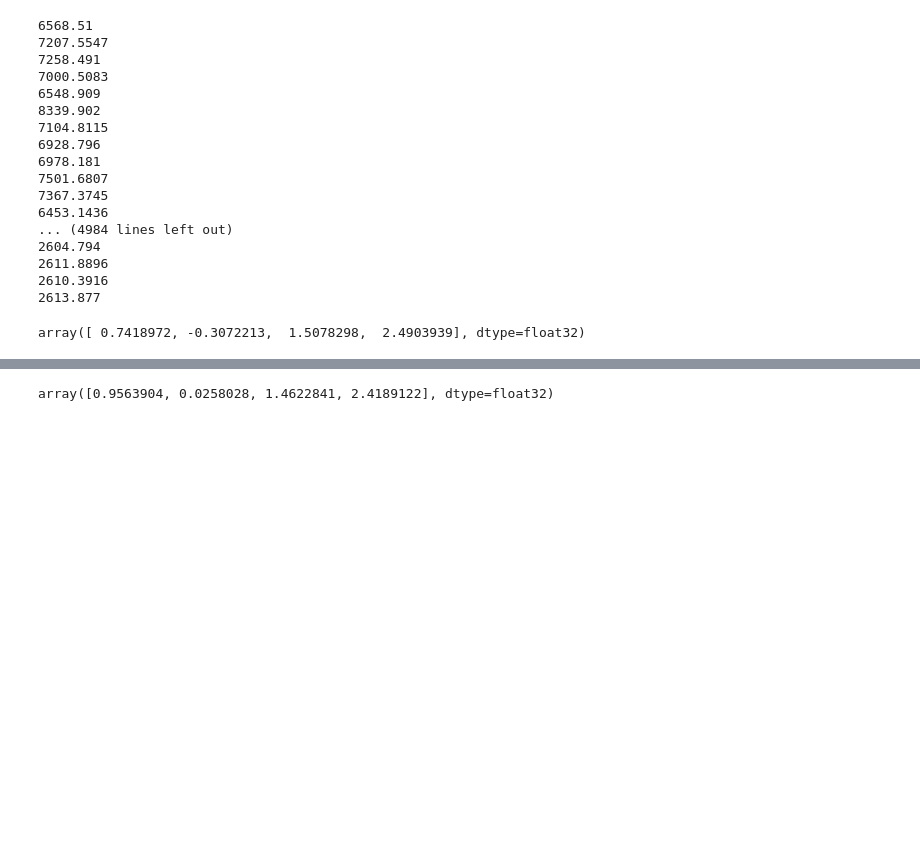
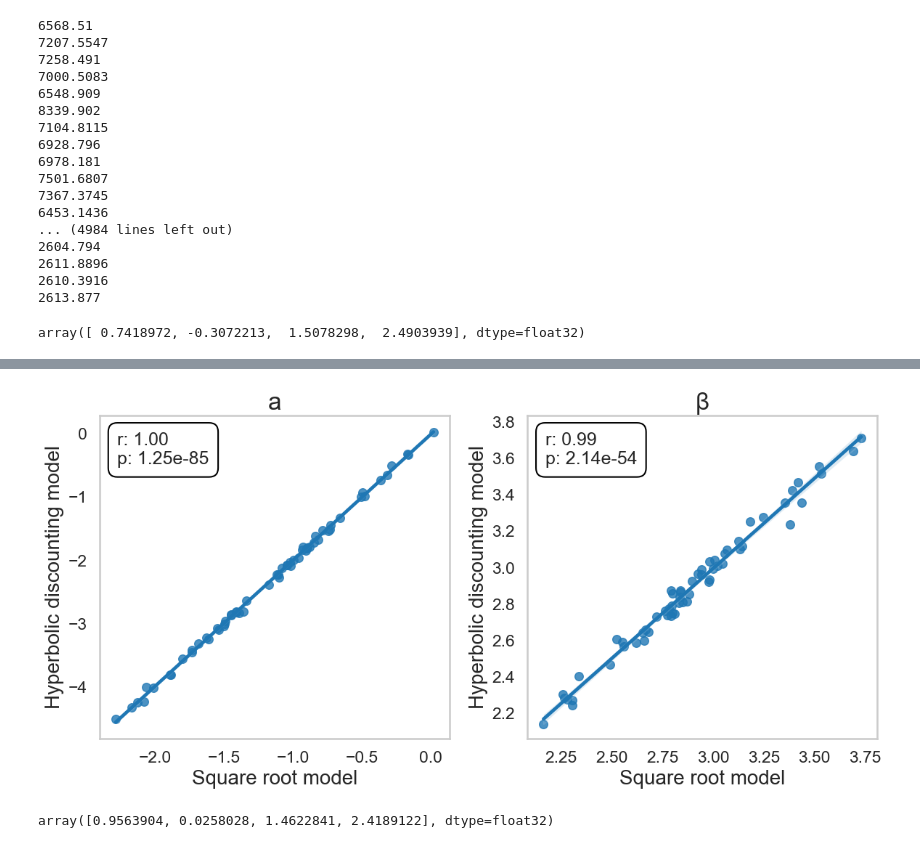
Before and after one commit to hhsherlock/Discounting, a Jupyter notebook: paper/different_time_perceptions.ipynb, the cells around one changed output, grey strips where cells are left out. Cells and saved outputs as stored; diff of their text form; code cells hidden in the pictures; blank space fills up the shorter version.

```diff
--- a/paper/different_time_perceptions.ipynb
+++ b/paper/different_time_perceptions.ipynb
@@ -235,0 +238,2 @@ numpy_dict["m_locs"].shape
+# %%
+square_numpy_dict_future = numpy_dict
@@ -235,0 +242,2 @@ numpy_dict["m_locs"].shape
+# %%
+tradition_numpy_dict_future = numpy_dict
@@ -236,3 +277,78 @@ numpy_dict["m_locs"].shape
+# %%
+import seaborn as sns
+import matplotlib.pyplot as plt
+from scipy.stats import pearsonr
+import pandas as pd
+
+sns.set(style="whitegrid", context="talk")
+
+# Example: build dataframe from your arrays
+df = pd.DataFrame({
+    "x1": square_numpy_dict_future["m_locs"][:,0], "y1": tradition_numpy_dict_future["m_locs"][:,0],
+    "x2": square_numpy_dict_future["m_locs"][:,1], "y2": tradition_numpy_dict_future["m_locs"][:,1]
+})
+
+fig, axes = plt.subplots(1, 2, figsize=(12, 6))
+
+# -------- First plot --------
+ax1 = axes[0]
+
+sns.regplot(
+    x="x1",
+    y="y1",
+    data=df,
+    scatter_kws={'s': 70},
+    color="#1f77b4",
+    ax=ax1
+)
+
+corr_coeff, p_value = pearsonr(df['x1'], df['y1'])
+
+ax1.annotate(f'r: {corr_coeff:.2f}\np: {p_value:.2e}', xy=(0.05, 0.95), xycoords='axes fraction',
+            ha='left', va='top', bbox=dict(boxstyle='round,pad=0.5', edgecolor='black', facecolor='white'))
+ax1.set_xlabel("Square root model", fontsize=20)
+ax1.set_ylabel("Hyperbolic discounting model", fontsize=20)
+ax1.set_title("a", fontsize=24)
+
+
+# -------- Second plot --------
+ax2 = axes[1]
+
+sns.regplot(
+    x="x2",
+    y="y2",
+    data=df,
+    scatter_kws={'s': 70},
+    color="#1f77b4",
+    ax=ax2
+)
+
+clean2 = df[["x2", "y2"]].dropna()
+r2, p2 = pearsonr(clean2["x2"], clean2["y2"])
+
+ax2.annotate(
+    f'r: {r2:.2f}\np: {p2:.2e}',
+    xy=(0.05, 0.95),
+    xycoords='axes fraction',
+    ha='left',
+    va='top',
+    bbox=dict(boxstyle='round,pad=0.5', edgecolor='black', facecolor='white')
+)
+
+ax2.set_xlabel("Square root model", fontsize=20)
+ax2.set_ylabel("Hyperbolic discounting model", fontsize=20)
+
+
+ax2.set_title("β", fontsize=24)
+
+ax1.grid(False)
+ax2.grid(False)
+
+plt.tight_layout()
+plt.savefig("future_corr_square_tradition.png", dpi=300)
+plt.show()
+# %% [output]
+[figure, added]
 # %%
 df_indiv = pd.DataFrame(numpy_dict["m_locs"], columns=['sigma_rate', 'arctan_a', 'arctan_b', 'beta'])
 # %%
```
Also changed, not shown: parts of 34 cells of this notebook, 6 other files.
